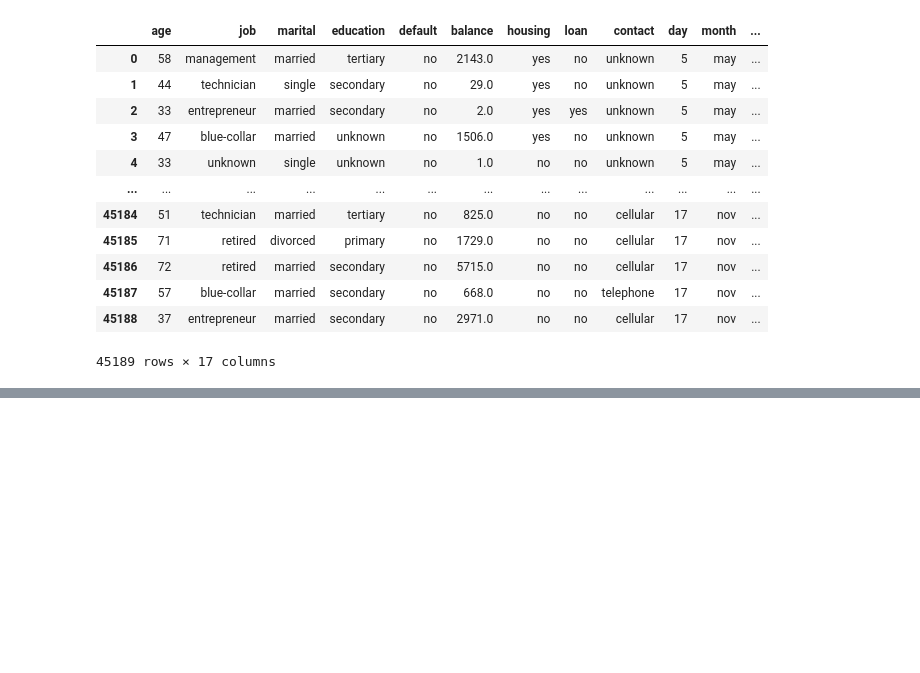
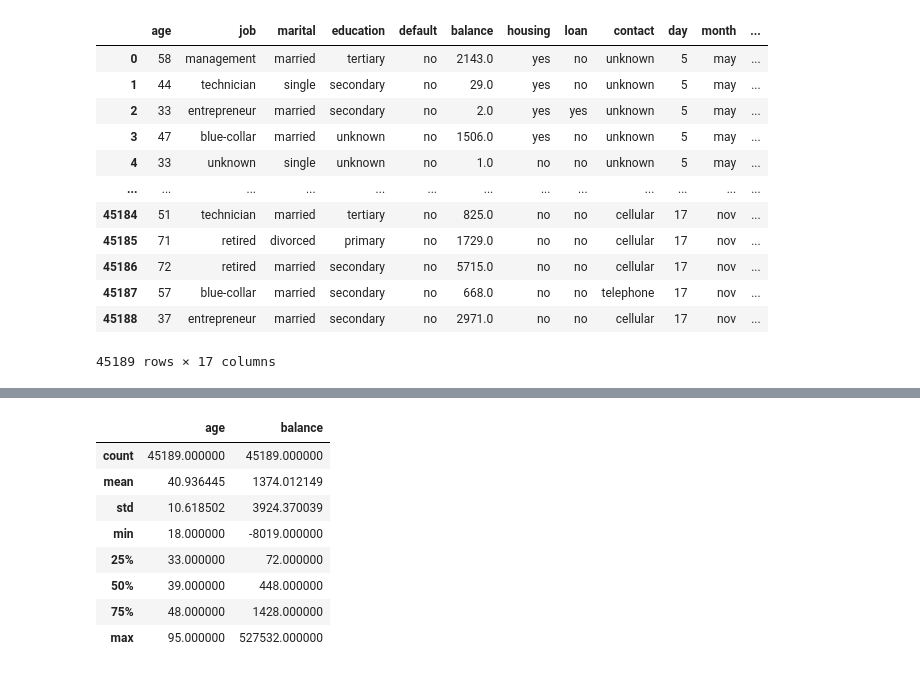
Before and after one commit to EDINSONFINTECH/explodata2, a Jupyter notebook: explodata.ipynb, the cells around one changed output, grey strips where cells are left out. Saved outputs shown, nothing was run; the diff lists cells and outputs as text; code cells hidden in the pictures; blank space fills up the shorter version.

```diff
--- a/explodata.ipynb
+++ b/explodata.ipynb
@@ -22,0 +70,14 @@ datos_banco
+# %%
+# vamos ahora a revisar las VAriables que quedaron
+datos_banco.describe()
+# ESTE FORMATO SOLO ANALIZA LAS vARIABLES NUMERICAS
+# %% [output]
+|  | age | balance |
+| count | 45189.000000 | 45189.000000 |
+| mean | 40.936445 | 1374.012149 |
+| std | 10.618502 | 3924.370039 |
+| min | 18.000000 | -8019.000000 |
+| 25% | 33.000000 | 72.000000 |
+| 50% | 39.000000 | 448.000000 |
+| 75% | 48.000000 | 1428.000000 |
+| max | 95.000000 | 527532.000000 |
```
Also changed, not shown: parts of 8 cells of this notebook.
